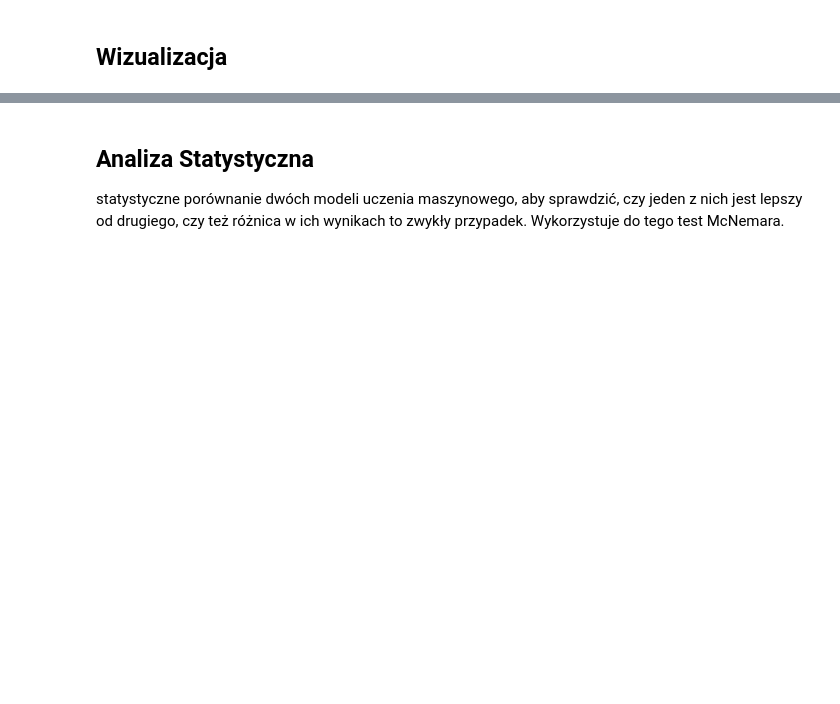
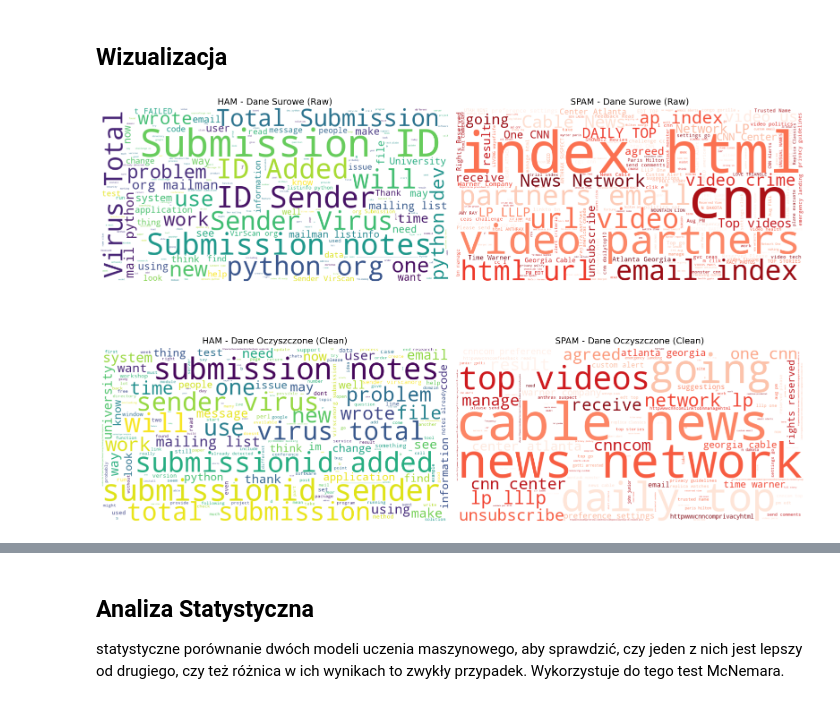
Before and after one commit to ikaczuk/AI-project, a Jupyter notebook: projekt.ipynb, the cells around one changed output, grey strips where cells are left out. Saved outputs shown, nothing was run; the diff lists cells and outputs as text; code cells hidden in the pictures; blank space fills up the shorter version.

```diff
--- a/projekt.ipynb
+++ b/projekt.ipynb
@@ -271,5 +243,53 @@ Requirement already satisfied: six>=1.5 in C:\Users\ikawa\Lib\site-packages (fro
 # %% [markdown]
 ## Wizualizacja
+# %%
+# 1. Filtrowanie danych surowych (Raw) przy użyciu wartości numerycznych (0 i 1)
+raw_ham = X_train_raw[y_train == 0]
+raw_spam = X_train_raw[y_train == 1]
+
+# 2. Filtrowanie danych oczyszczonych (Clean) przy użyciu wartości numerycznych (0 i 1)
+clean_ham = X_train_clean[y_train == 0]
+clean_spam = X_train_clean[y_train == 1]
+
+# 3. Łączenie tekstów w ciągi znaków
+raw_ham_text = " ".join(raw_ham.astype(str))
+raw_spam_text = " ".join(raw_spam.astype(str))
+clean_ham_text = " ".join(clean_ham.astype(str))
+clean_spam_text = " ".join(clean_spam.astype(str))
+
+# Konfiguracja siatki wykresów (2 wiersze, 2 kolumny)
+fig, axes = plt.subplots(2, 2, figsize=(16, 12))
+
+# --- RZĄD 1: DANE SUROWE (RAW) ---
+# Ham - Raw
+wordcloud_raw_ham = WordCloud(width=800, height=400, background_color='white').generate(raw_ham_text)
+axes[0, 0].imshow(wordcloud_raw_ham, interpolation='bilinear')
+axes[0, 0].set_title('HAM - Dane Surowe (Raw)', fontsize=14)
+axes[0, 0].axis('off')
+
+# Spam - Raw
+wordcloud_raw_spam = WordCloud(width=800, height=400, background_color='white', colormap='Reds').generate(raw_spam_text)
+axes[0, 1].imshow(wordcloud_raw_spam, interpolation='bilinear')
+axes[0, 1].set_title('SPAM - Dane Surowe (Raw)', fontsize=14)
+axes[0, 1].axis('off')
+
+# --- RZĄD 2: DANE OCZYSZCZONE (CLEAN) ---
+# Ham - Clean
+wordcloud_clean_ham = WordCloud(width=800, height=400, background_color='white').generate(clean_ham_text)
+axes[1, 0].imshow(wordcloud_clean_ham, interpolation='bilinear')
+axes[1, 0].set_title('HAM - Dane Oczyszczone (Clean)', fontsize=14)
+axes[1, 0].axis('off')
+
+# Spam - Clean
+wordcloud_clean_spam = WordCloud(width=800, height=400, background_color='white', colormap='Reds').generate(clean_spam_text)
+axes[1, 1].imshow(wordcloud_clean_spam, interpolation='bilinear')
+axes[1, 1].set_title('SPAM - Dane Oczyszczone (Clean)', fontsize=14)
+axes[1, 1].axis('off')
+
+plt.tight_layout()
+plt.show()
+# %% [output]
+[figure, new version]
 # %%
 # wszystkie wygenerowane wykresy będą wyświetlane pod komórką z kodem
 %matplotlib inline
```
Also changed, not shown: parts of 7 cells of this notebook.
